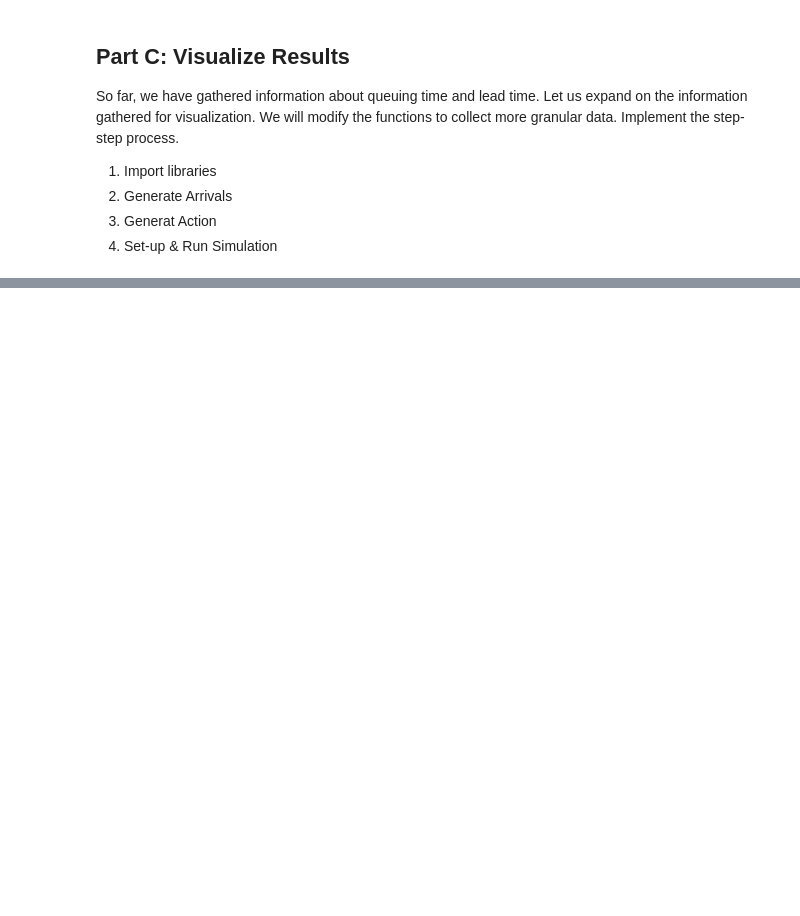
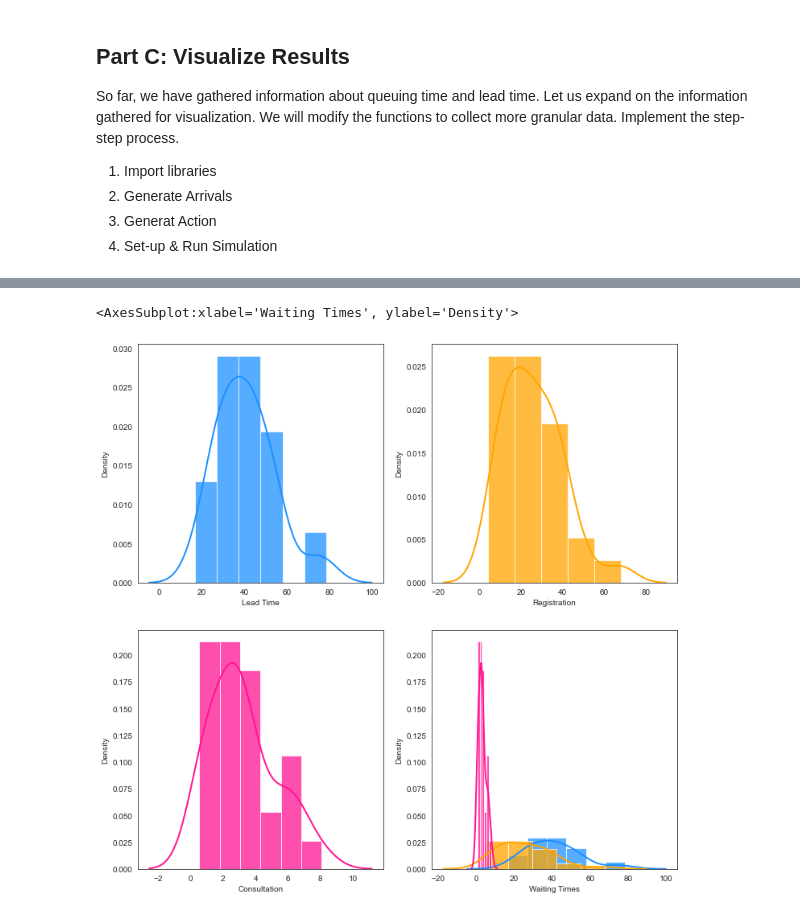
Before and after one commit to sunbee/factorySimulation, a Jupyter notebook: clinic.ipynb, the cells around one changed output, grey strips where cells are left out. Drawn from its saved outputs; the diff is of its cells as text; code cells hidden in the pictures; blank space fills up the shorter version.

```diff
--- a/clinic.ipynb
+++ b/clinic.ipynb
@@ -508,0 +606,16 @@ for i in gcon:
+# %%
+fig, axs = plt.subplots(2, 2)
+fig.set_figwidth(12)
+fig.set_figheight(12)
+
+sns.set_style("white")
+kwargs = {"hist_kws": {'alpha': 0.75}, "kde_kws": {'linewidth': 2}}
+sns.distplot(df.TAT, color="dodgerblue", ax=axs[0,0], axlabel="Lead Time", **kwargs)
+sns.distplot(df.Queued4Registration, color="orange", ax=axs[0,1], axlabel="Registration", **kwargs)
+sns.distplot(df.Queued4Consultation, color="deeppink", ax=axs[1,0], axlabel="Consultation", **kwargs)
+sns.distplot(df.TAT, color="dodgerblue", ax=axs[1,1], label="TAT", **kwargs)
+sns.distplot(df.Queued4Registration, color="orange", ax=axs[1,1], label="Registration",**kwargs)
+sns.distplot(df.Queued4Consultation, color="deeppink", ax=axs[1,1],  axlabel="Waiting Times", label="Consultation", **kwargs)
+# %% [output]
+<AxesSubplot:xlabel='Waiting Times', ylabel='Density'>
+[figure, added]
```
Also changed, not shown: parts of 16 cells of this notebook.
